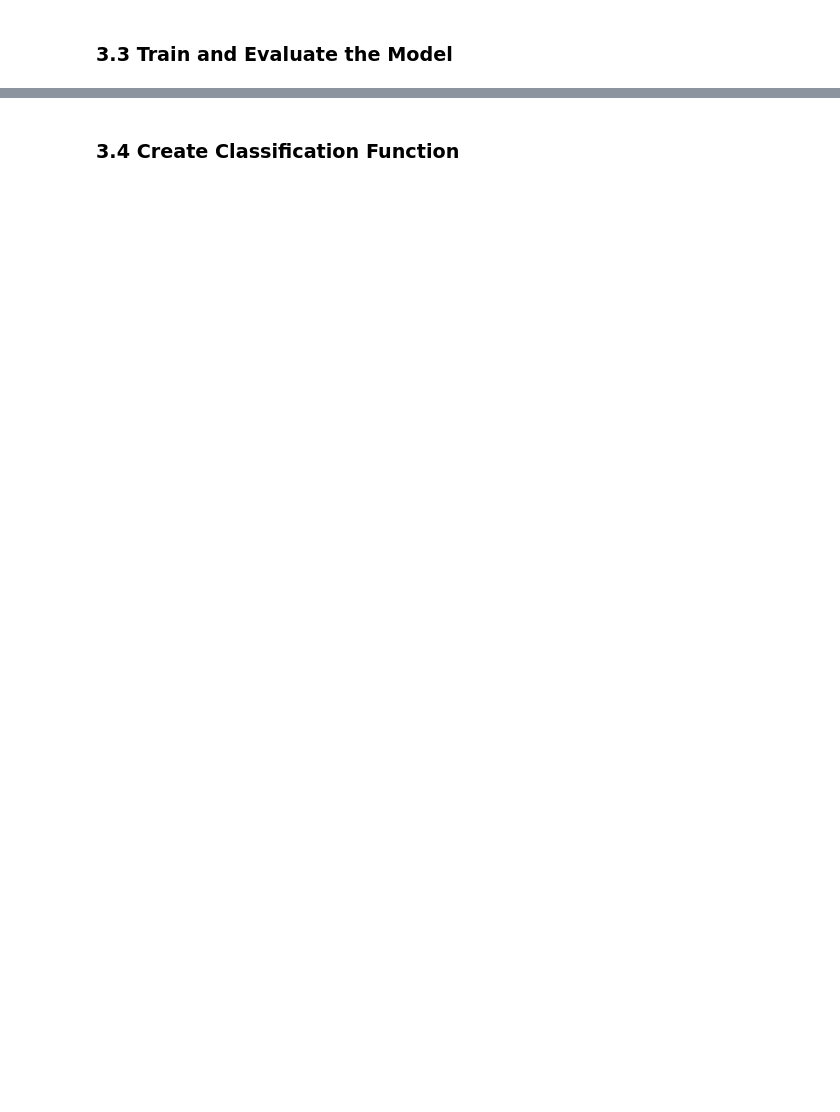
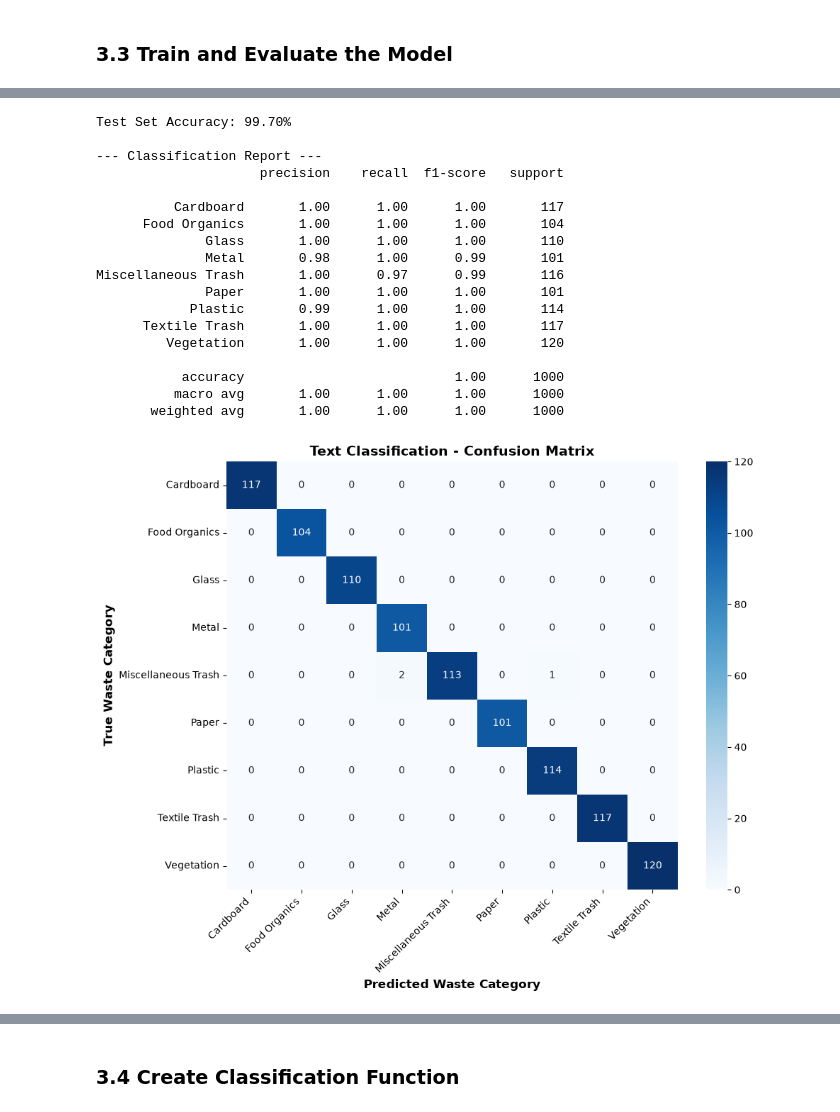
Before and after one commit to oliverkiplagat/dsc-ecosort-nn-summative-lab, a Jupyter notebook: waste_management_summative.ipynb, the cells around one changed output, grey strips where cells are left out. Cells and saved outputs as stored; diff of their text form; code cells hidden in the pictures; blank space fills up the shorter version.

```diff
--- a/waste_management_summative.ipynb
+++ b/waste_management_summative.ipynb
@@ -842,0 +962,80 @@ In this section, you will build a text classification model to categorize waste
+# %%
+# TODO: Evaluate model performance
+# - Calculate accuracy on test set
+# - Generate confusion matrix
+# - Analyze error patterns
+
+# Your code here
+
+# 1. Test Set Accuracy & Metrics: We calculate objective accuracy and classification
+#    metrics on our unseen test dataset (`X_test_processed`).
+# 2. Confusion Matrix Generation: We compute and plot a confusion matrix using Seaborn
+#    to visualize correct classifications versus misclassifications across all 9 categories.
+# 3. Error Pattern Analysis: We inspect misclassified samples to identify overlapping
+#    terminology or linguistic edge cases between categories.
+
+import numpy as np
+import matplotlib.pyplot as plt
+import seaborn as sns
+from sklearn.metrics import confusion_matrix, accuracy_score, classification_report
+
+# Step A: Calculate accuracy and generate classification metrics on the test set
+y_pred_text = text_classifier.predict(X_test_processed)
+test_accuracy = accuracy_score(y_test, y_pred_text)
+
+print(f"Test Set Accuracy: {test_accuracy * 100:.2f}%\n")
+print("--- Classification Report ---")
+print(classification_report(y_test, y_pred_text))
+
+# Step B: Generate the Confusion Matrix
+class_labels = sorted(y_test.unique())
+conf_matrix = confusion_matrix(y_test, y_pred_text, labels=class_labels)
+
+plt.figure(figsize=(10, 8))
+sns.heatmap(
+    conf_matrix,
+    annot=True,
+    fmt='d',
+    cmap='Blues',
+    xticklabels=class_labels,
+    yticklabels=class_labels
+)
+plt.xlabel('Predicted Waste Category', fontsize=12, fontweight='bold')
+plt.ylabel('True Waste Category', fontsize=12, fontweight='bold')
+plt.title('Text Classification - Confusion Matrix', fontsize=14, fontweight='bold')
+plt.xticks(rotation=45, ha='right')
+plt.yticks(rotation=0)
+plt.tight_layout()
+plt.show()
+
+# Step C: Analyze Error Patterns (Identify any misclassified items)
+misclassified_indices = np.where(y_test.values != y_pred_text)[0]
+print(f"\nTotal Misclassified Samples: {len(misclassified_indices)}")
+
+if len(misclassified_indices) > 0:
+    print("\n--- Error Pattern Inspection ---")
+    for idx in misclassified_indices[:5]:  # Display first few errors if any exist
+        print(f"Description: '{X_test.iloc[idx]}'")
+        print(f"True Label: '{y_test.iloc[idx]}' | Predicted Label: '{y_pred_text[idx]}'\n")
+else:
+    print("Amazing! No error patterns found; all test samples were classified perfectly.")
+# %% [output]
+Test Set Accuracy: 99.70%
+
+--- Classification Report ---
+                     precision    recall  f1-score   support
+
+          Cardboard       1.00      1.00      1.00       117
+      Food Organics       1.00      1.00      1.00       104
+              Glass       1.00      1.00      1.00       110
+              Metal       0.98      1.00      0.99       101
+Miscellaneous Trash       1.00      0.97      0.99       116
+              Paper       1.00      1.00      1.00       101
+            Plastic       0.99      1.00      1.00       114
+      Textile Trash       1.00      1.00      1.00       117
+         Vegetation       1.00      1.00      1.00       120
+
+           accuracy                           1.00      1000
+          macro avg       1.00      1.00      1.00      1000
+       weighted avg       1.00      1.00      1.00      1000
+[figure, added]
```
Also changed, not shown: parts of 9 cells of this notebook.
